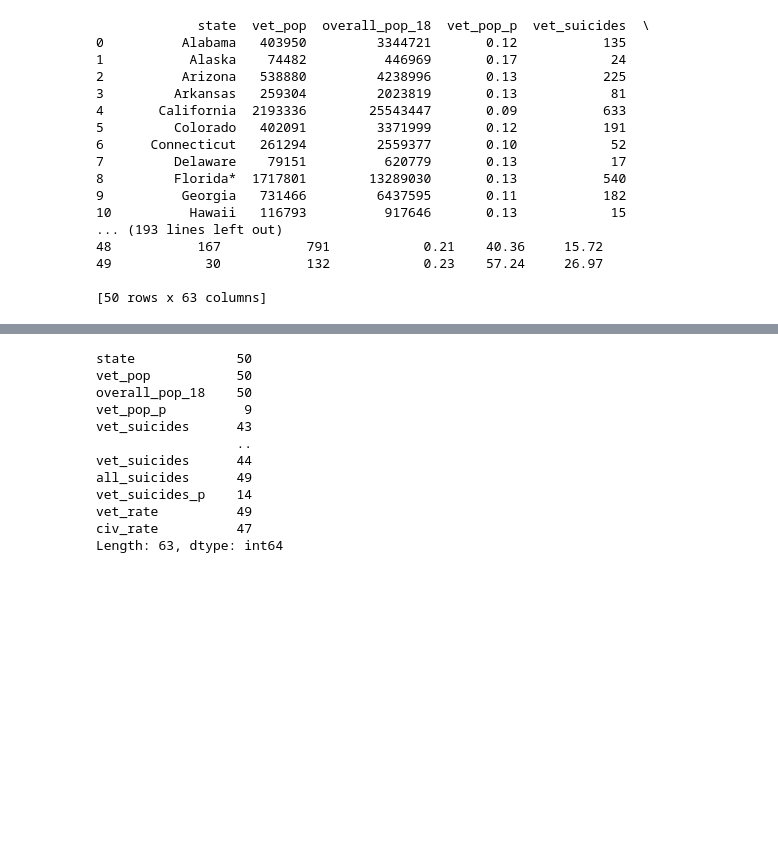
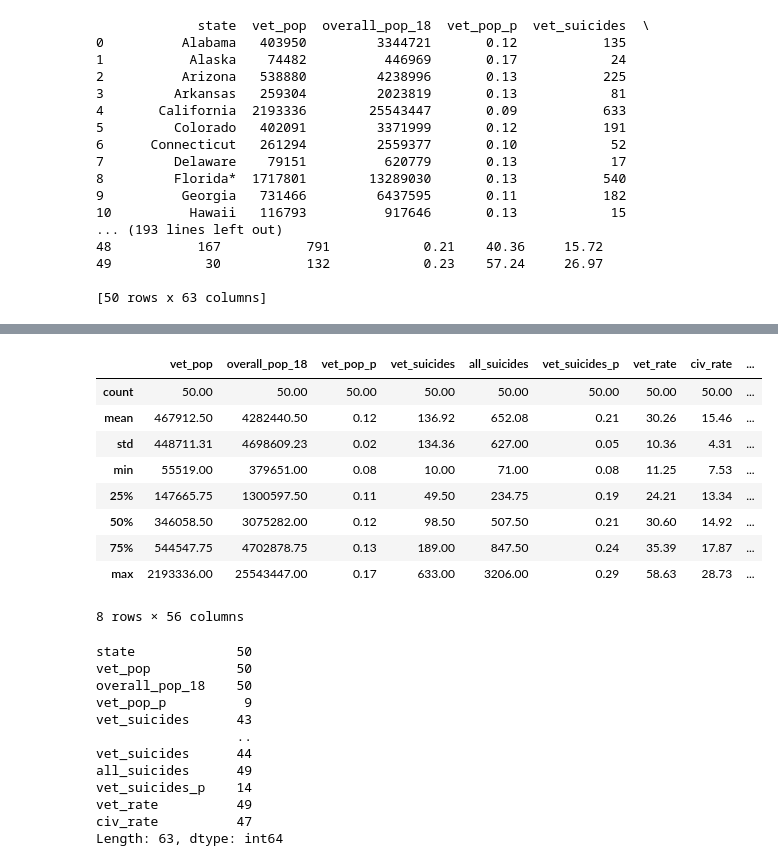
Before and after one commit to LuciMcD/Capstone-Project-MCDANIEL, a Jupyter notebook: EDAnotebook.ipynb, the cells around one changed output, grey strips where cells are left out. Saved outputs shown, nothing was run; the diff lists cells and outputs as text; code cells hidden in the pictures; blank space fills up the shorter version.

```diff
--- a/EDAnotebook.ipynb
+++ b/EDAnotebook.ipynb
@@ -79,3 +66,17 @@ main_dataframe.describe()
+# %%
+rounded = main_dataframe.describe()
+rounded.round(2)
+# %% [output]
+|  | vet_pop | overall_pop_18 | vet_pop_p | vet_suicides | all_suicides | vet_suicides_p | vet_rate | civ_rate | ... |
+| count | 50.00 | 50.00 | 50.00 | 50.00 | 50.00 | 50.00 | 50.00 | 50.00 | ... |
+| mean | 467912.50 | 4282440.50 | 0.12 | 136.92 | 652.08 | 0.21 | 30.26 | 15.46 | ... |
+| std | 448711.31 | 4698609.23 | 0.02 | 134.36 | 627.00 | 0.05 | 10.36 | 4.31 | ... |
+| min | 55519.00 | 379651.00 | 0.08 | 10.00 | 71.00 | 0.08 | 11.25 | 7.53 | ... |
+| 25% | 147665.75 | 1300597.50 | 0.11 | 49.50 | 234.75 | 0.19 | 24.21 | 13.34 | ... |
+| 50% | 346058.50 | 3075282.00 | 0.12 | 98.50 | 507.50 | 0.21 | 30.60 | 14.92 | ... |
+| 75% | 544547.75 | 4702878.75 | 0.13 | 189.00 | 847.50 | 0.24 | 35.39 | 17.87 | ... |
+| max | 2193336.00 | 25543447.00 | 0.17 | 633.00 | 3206.00 | 0.29 | 58.63 | 28.73 | ... |
+8 rows × 56 columns
 # %%
 main_dataframe.nunique(axis=0)
 # %% [output]
```
Also changed, not shown: parts of 16 cells of this notebook.
